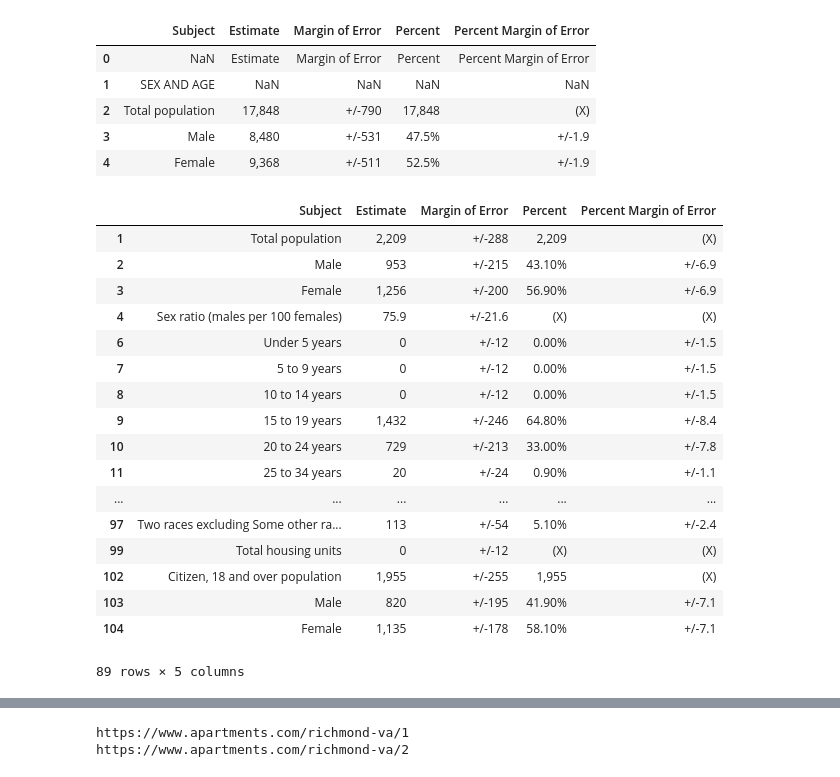
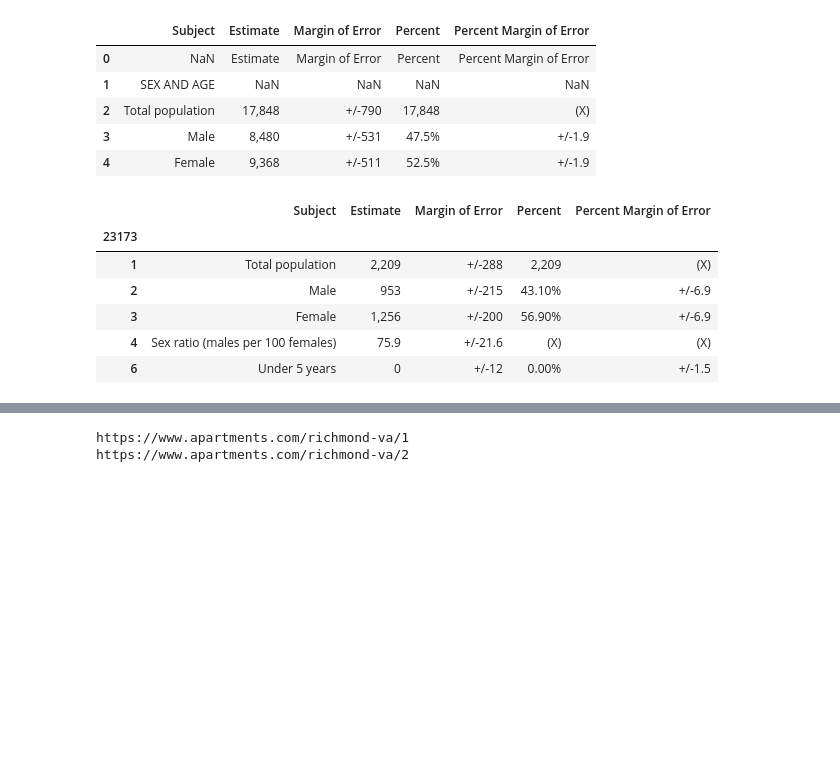
Before and after one commit to wldmaxwell/ETL_Project, a Jupyter notebook: apartments.ipynb, the cells around one changed output, grey strips where cells are left out. Saved outputs shown, nothing was run; the diff lists cells and outputs as text; code cells hidden in the pictures; blank space fills up the shorter version.

Commit message:
added tables to db

```diff
--- a/apartments.ipynb
+++ b/apartments.ipynb
@@ -111,6 +111,7 @@ for df in list_of_dfs:
     df_rename_col = drop_col.rename(columns={"Subject": "Subject", (f"ZCTA5 {Richmond_zipcodes[count]}"): "Estimate", 'Unnamed: 5': 'Margin of Error', \
                                              'Unnamed: 6': 'Percent', 'Unnamed: 7': 'Percent Margin of Error'})
     df_dropna = df_rename_col.dropna(how='any')
+    df_dropna.index.name = Richmond_zipcodes[count]
     count = count + 1
     clean_dfs.append(df_dropna)
 # %% [output]
@@ -143,23 +144,12 @@ df_rename_col.head()
 | 3 | Male | 8,480 | +/-531 | 47.5% | +/-1.9 |
 | 4 | Female | 9,368 | +/-511 | 52.5% | +/-1.9 |
 # %%
-clean_dfs[0]
+clean_dfs[0].head()
 # %% [output]
 |  | Subject | Estimate | Margin of Error | Percent | Percent Margin of Error |
+| 23173 |  |  |  |  |  |
 | 1 | Total population | 2,209 | +/-288 | 2,209 | (X) |
 | 2 | Male | 953 | +/-215 | 43.10% | +/-6.9 |
 | 3 | Female | 1,256 | +/-200 | 56.90% | +/-6.9 |
 | 4 | Sex ratio (males per 100 females) | 75.9 | +/-21.6 | (X) | (X) |
 | 6 | Under 5 years | 0 | +/-12 | 0.00% | +/-1.5 |
-| 7 | 5 to 9 years | 0 | +/-12 | 0.00% | +/-1.5 |
-| 8 | 10 to 14 years | 0 | +/-12 | 0.00% | +/-1.5 |
-| 9 | 15 to 19 years | 1,432 | +/-246 | 64.80% | +/-8.4 |
-| 10 | 20 to 24 years | 729 | +/-213 | 33.00% | +/-7.8 |
-| 11 | 25 to 34 years | 20 | +/-24 | 0.90% | +/-1.1 |
-| ... | ... | ... | ... | ... | ... |
-| 97 | Two races excluding Some other ra... | 113 | +/-54 | 5.10% | +/-2.4 |
-| 99 | Total housing units | 0 | +/-12 | (X) | (X) |
-| 102 | Citizen, 18 and over population | 1,955 | +/-255 | 1,955 | (X) |
-| 103 | Male | 820 | +/-195 | 41.90% | +/-7.1 |
-| 104 | Female | 1,135 | +/-178 | 58.10% | +/-7.1 |
-89 rows × 5 columns
```
Also changed, not shown: parts of 8 cells of this notebook, 2 other files.
